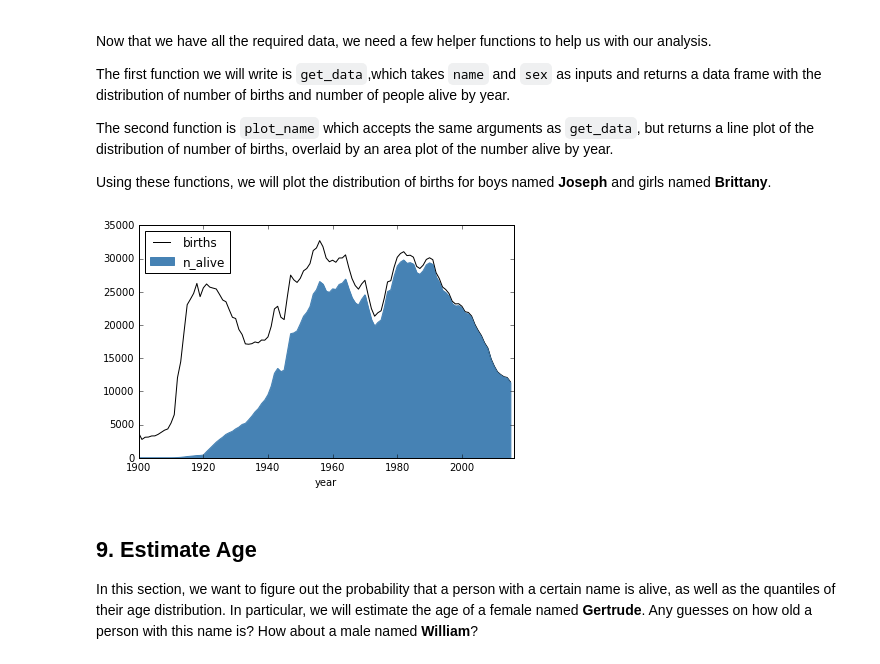
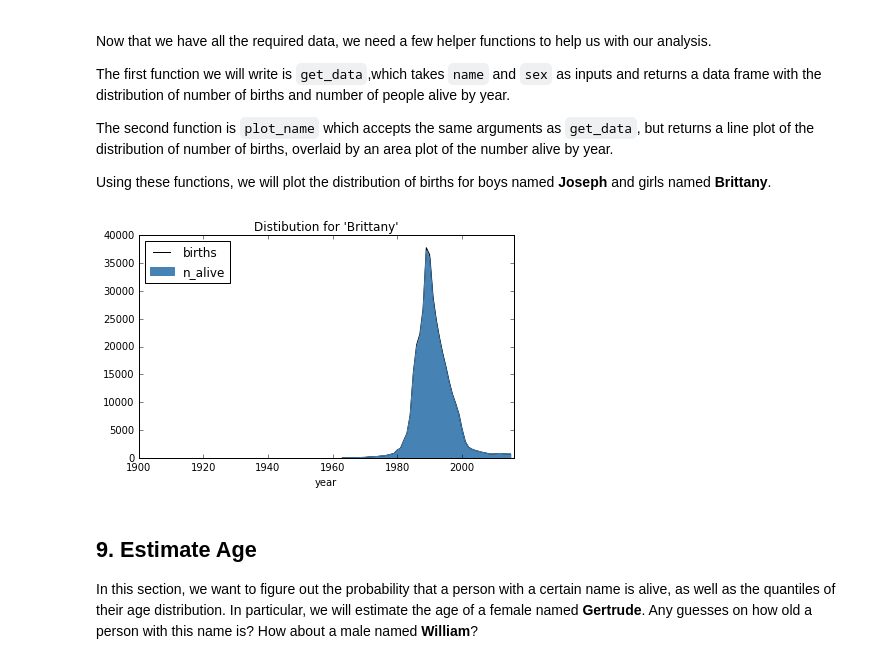
Before and after one commit to muhammadnaqeebasif/DataCampProjects, a Jupyter notebook: What's in a Name_/notebook.ipynb, the cells around one changed output. Drawn from its saved outputs; the diff is of its cells as text; code cells hidden in the pictures.

Commit message:
What's in a Name_

```diff
--- a/What's in a Name_/notebook.ipynb
+++ b/What's in a Name_/notebook.ipynb
@@ -256,22 +256,23 @@ lifetable_2016_s.head()
 # %%
 def get_data(name, sex):
     # YOUR CODE HERE
     name_set = bnames[(bnames.name == name) & (bnames.sex == sex)]
     result = pd.merge(name_set,lifetable_2016_s,on=['year','sex'])
     result['n_alive'] = result.lx * result.births / 100000
     return result
 
 def plot_data(name, sex):
     # YOUR CODE HERE
     fig,ax = plt.subplots()
     data = get_data(name,sex)
     data.plot(x = 'year',y = 'births',color='black',ax=ax)
     data.plot(x = 'year',y='n_alive',kind='area',color="steelblue",ax=ax)
+    plt.title("Distibution for '"+name + "'")
     ax.set_xlim(1900,2016)
 # Plot the distribution of births and number alive for Joseph and Brittany
-plot_data("Joseph", "M")
+plot_data("Brittany", "F")
 # %% [output]
-[figure, old version]
+[figure, new version]
 # %% [markdown]
 ## 9. Estimate Age
 <p>In this section, we want to figure out the probability that a person with a certain name is alive, as well as the quantiles of their age distribution. In particular, we will estimate the age of a female named <strong>Gertrude</strong>. Any guesses on how old a person with this name is? How about a male named <strong>William</strong>?</p>
```
